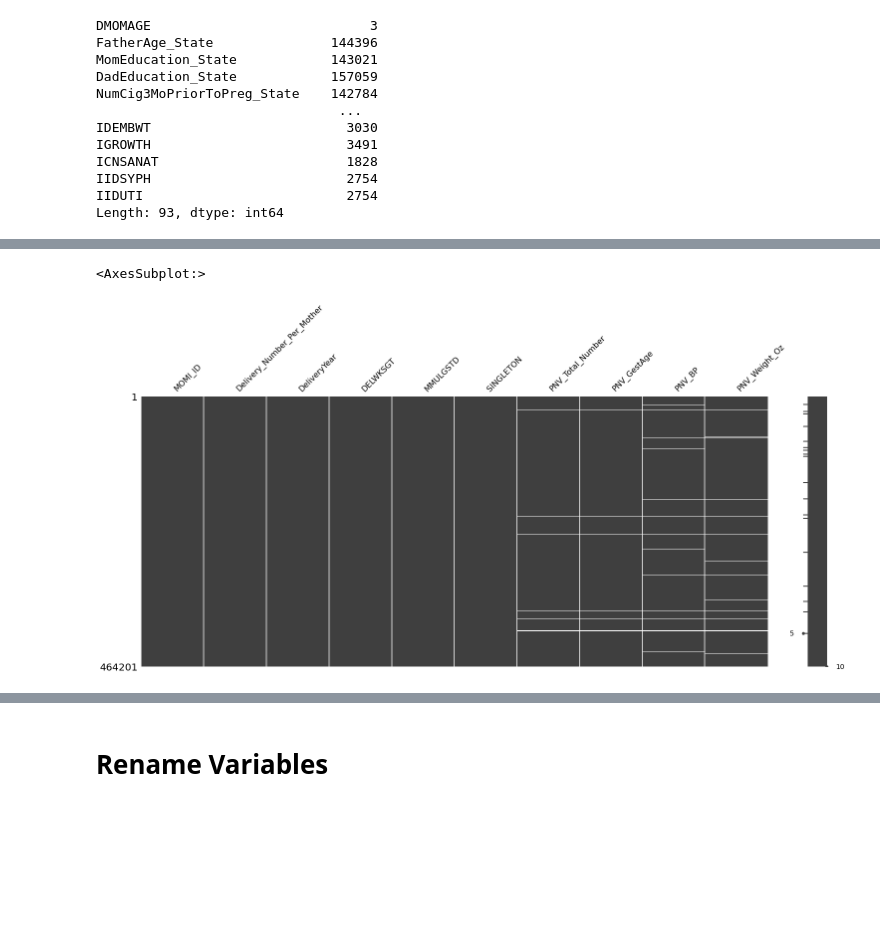
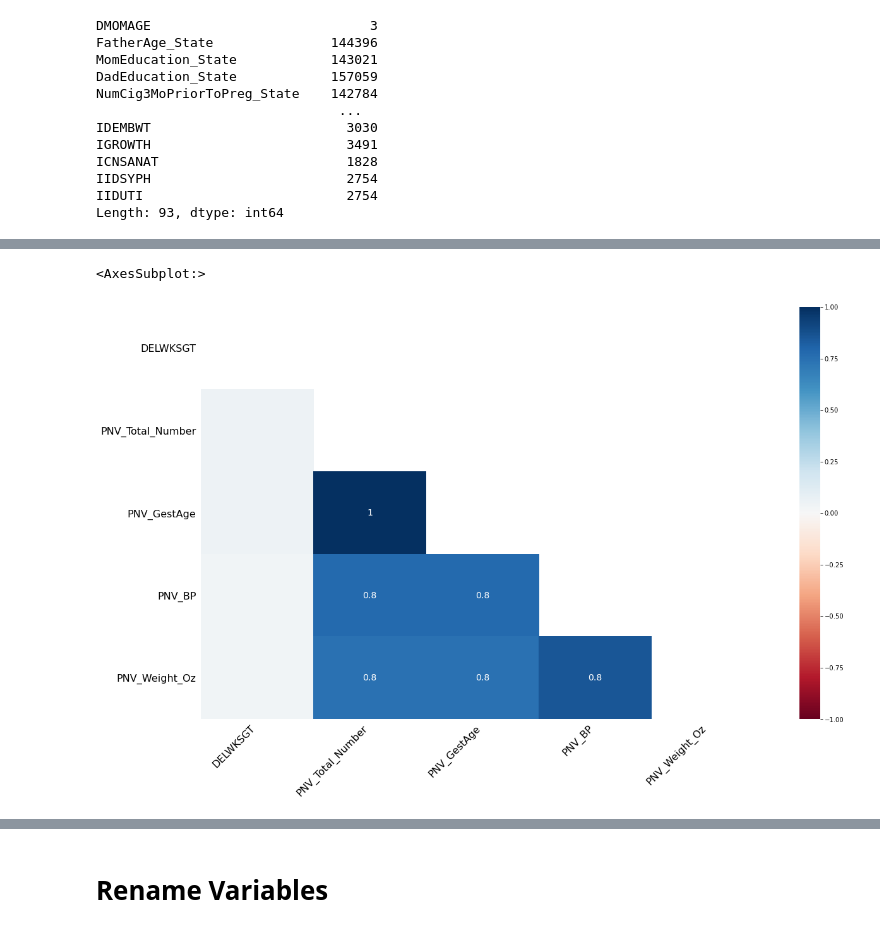
Before and after one commit to rachellb/Bennett_OUDSA5900, a Jupyter notebook: Descriptions/Momi_Descriptions.ipynb, the cells around one changed output, grey strips where cells are left out. Cells and saved outputs as stored; diff of their text form; code cells hidden in the pictures; blank space fills up the shorter version.

```diff
--- a/Descriptions/Momi_Descriptions.ipynb
+++ b/Descriptions/Momi_Descriptions.ipynb
@@ -6,11 +6,17 @@ import pandas as pd
 import seaborn as sns
 import os
 import missingno as msno
+# %%
+system = 'windows'
 # %%
 # Prenatal Data
 parent = os.path.dirname(os.getcwd())
-dataPath = os.path.join(parent, r"Data/MOMI/Final_Prenatal_DeIdentified.xlsx")
-prenatal = pd.read_excel('file://' + dataPath)
+if system == 'windows':
+    dataPath = os.path.join(parent, r"Data\MOMI\Final_Prenatal_DeIdentified.xlsx")
+    prenatal = pd.read_excel('file:\\' + dataPath)
+else:
+    dataPath = os.path.join(parent, r"Data/MOMI/Final_Prenatal_DeIdentified.xlsx")
+    prenatal = pd.read_excel('file://' + dataPath)
 # %%
 # MOMI Data
 parent = os.path.dirname(os.getcwd())
@@ -221,5 +280,5 @@ Length: 93, dtype: int64
 # %%
-msno.matrix(prenatal)
+msno.heatmap(prenatal)
 # %% [output]
 <AxesSubplot:>
-[figure, old version]
+[figure, new version]
```
Also changed, not shown: parts of 54 cells of this notebook, 3 other files.
